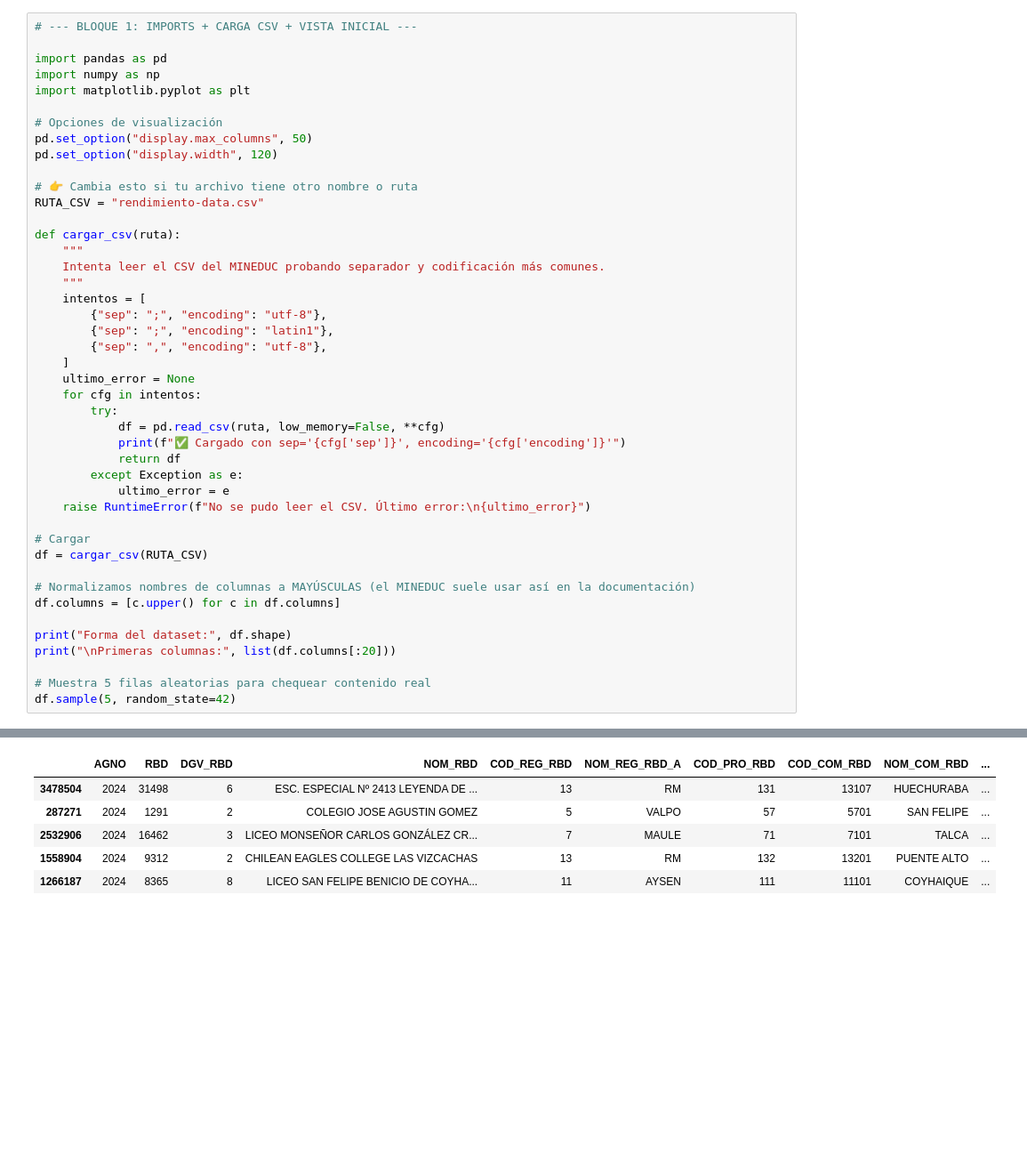
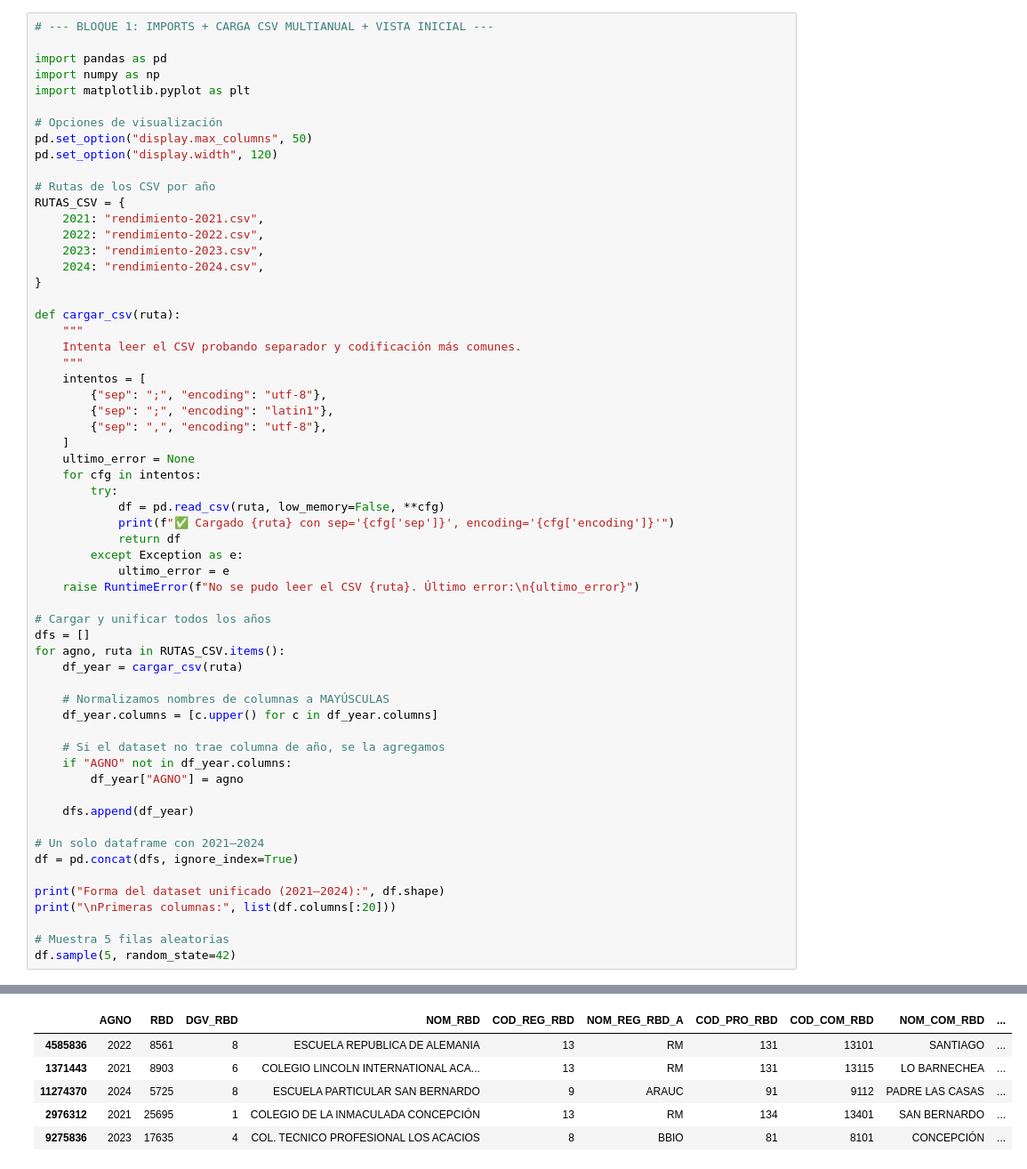
Before and after one commit to bastianp20/Hackaton-educacion-team-16, a Jupyter notebook: modelo-regresion/modelo-regresion.ipynb, the cells around one changed output, grey strips where cells are left out. Shown at 89% size. Cells and saved outputs as stored; diff of their text form; blank space fills up the shorter version.

```diff
--- a/modelo-regresion/modelo-regresion.ipynb
+++ b/modelo-regresion/modelo-regresion.ipynb
@@ -1,5 +1,5 @@
 # %%
-# --- BLOQUE 1: IMPORTS + CARGA CSV + VISTA INICIAL ---
+# --- BLOQUE 1: IMPORTS + CARGA CSV MULTIANUAL + VISTA INICIAL ---
 
 import pandas as pd
 import numpy as np
@@ -9,12 +9,17 @@ import matplotlib.pyplot as plt
 pd.set_option("display.max_columns", 50)
 pd.set_option("display.width", 120)
 
-# 👉 Cambia esto si tu archivo tiene otro nombre o ruta
-RUTA_CSV = "rendimiento-data.csv"
+# Rutas de los CSV por año
+RUTAS_CSV = {
+    2021: "rendimiento-2021.csv",
+    2022: "rendimiento-2022.csv",
+    2023: "rendimiento-2023.csv",
+    2024: "rendimiento-2024.csv",
+}
 
 def cargar_csv(ruta):
     """
-    Intenta leer el CSV del MINEDUC probando separador y codificación más comunes.
+    Intenta leer el CSV probando separador y codificación más comunes.
     """
     intentos = [
         {"sep": ";", "encoding": "utf-8"},
@@ -25,21 +30,32 @@ def cargar_csv(ruta):
     for cfg in intentos:
         try:
             df = pd.read_csv(ruta, low_memory=False, **cfg)
-            print(f"✅ Cargado con sep='{cfg['sep']}', encoding='{cfg['encoding']}'")
+            print(f"✅ Cargado {ruta} con sep='{cfg['sep']}', encoding='{cfg['encoding']}'")
             return df
         except Exception as e:
             ultimo_error = e
-    raise RuntimeError(f"No se pudo leer el CSV. Último error:\n{ultimo_error}")
+    raise RuntimeError(f"No se pudo leer el CSV {ruta}. Último error:\n{ultimo_error}")
 
-# Cargar
-df = cargar_csv(RUTA_CSV)
+# Cargar y unificar todos los años
+dfs = []
+for agno, ruta in RUTAS_CSV.items():
+    df_year = cargar_csv(ruta)
 
-# Normalizamos nombres de columnas a MAYÚSCULAS (el MINEDUC suele usar así en la documentación)
-df.columns = [c.upper() for c in df.columns]
+    # Normalizamos nombres de columnas a MAYÚSCULAS
+    df_year.columns = [c.upper() for c in df_year.columns]
 
-print("Forma del dataset:", df.shape)
+    # Si el dataset no trae columna de año, se la agregamos
+    if "AGNO" not in df_year.columns:
+        df_year["AGNO"] = agno
+
+    dfs.append(df_year)
+
+# Un solo dataframe con 2021–2024
+df = pd.concat(dfs, ignore_index=True)
+
+print("Forma del dataset unificado (2021–2024):", df.shape)
 print("\nPrimeras columnas:", list(df.columns[:20]))
 
-# Muestra 5 filas aleatorias para chequear contenido real
+# Muestra 5 filas aleatorias
 df.sample(5, random_state=42)
 # %% [output]
@@ -48,8 +67,8 @@ Forma del dataset: (3568930, 38)
 
 Primeras columnas: ['AGNO', 'RBD', 'DGV_RBD', 'NOM_RBD', 'COD_REG_RBD', 'NOM_REG_RBD_A', 'COD_PRO_RBD', 'COD_COM_RBD', 'NOM_COM_RBD', 'COD_DEPROV_RBD', 'NOM_DEPROV_RBD', 'COD_DEPE', 'COD_DEPE2', 'RURA ...
 |  | AGNO | RBD | DGV_RBD | NOM_RBD | COD_REG_RBD | NOM_REG_RBD_A | COD_PRO_RBD | COD_COM_RBD | NOM_COM_RBD | ... |
-| 3478504 | 2024 | 31498 | 6 | ESC. ESPECIAL Nº 2413 LEYENDA DE ... | 13 | RM | 131 | 13107 | HUECHURABA | ... |
-| 287271 | 2024 | 1291 | 2 | COLEGIO JOSE AGUSTIN GOMEZ | 5 | VALPO | 57 | 5701 | SAN FELIPE | ... |
-| 2532906 | 2024 | 16462 | 3 | LICEO MONSEÑOR CARLOS GONZÁLEZ CR... | 7 | MAULE | 71 | 7101 | TALCA | ... |
-| 1558904 | 2024 | 9312 | 2 | CHILEAN EAGLES COLLEGE LAS VIZCACHAS | 13 | RM | 132 | 13201 | PUENTE ALTO | ... |
-| 1266187 | 2024 | 8365 | 8 | LICEO SAN FELIPE BENICIO DE COYHA... | 11 | AYSEN | 111 | 11101 | COYHAIQUE | ... |
+| 4585836 | 2022 | 8561 | 8 | ESCUELA REPUBLICA DE ALEMANIA | 13 | RM | 131 | 13101 | SANTIAGO | ... |
+| 1371443 | 2021 | 8903 | 6 | COLEGIO LINCOLN INTERNATIONAL ACA... | 13 | RM | 131 | 13115 | LO BARNECHEA | ... |
+| 11274370 | 2024 | 5725 | 8 | ESCUELA PARTICULAR SAN BERNARDO | 9 | ARAUC | 91 | 9112 | PADRE LAS CASAS | ... |
+| 2976312 | 2021 | 25695 | 1 | COLEGIO DE LA INMACULADA CONCEPCIÓN | 13 | RM | 134 | 13401 | SAN BERNARDO | ... |
+| 9275836 | 2023 | 17635 | 4 | COL. TECNICO PROFESIONAL LOS ACACIOS | 8 | BBIO | 81 | 8101 | CONCEPCIÓN | ... |
```
Also changed, not shown: parts of 7 cells of this notebook, 2 other files.
